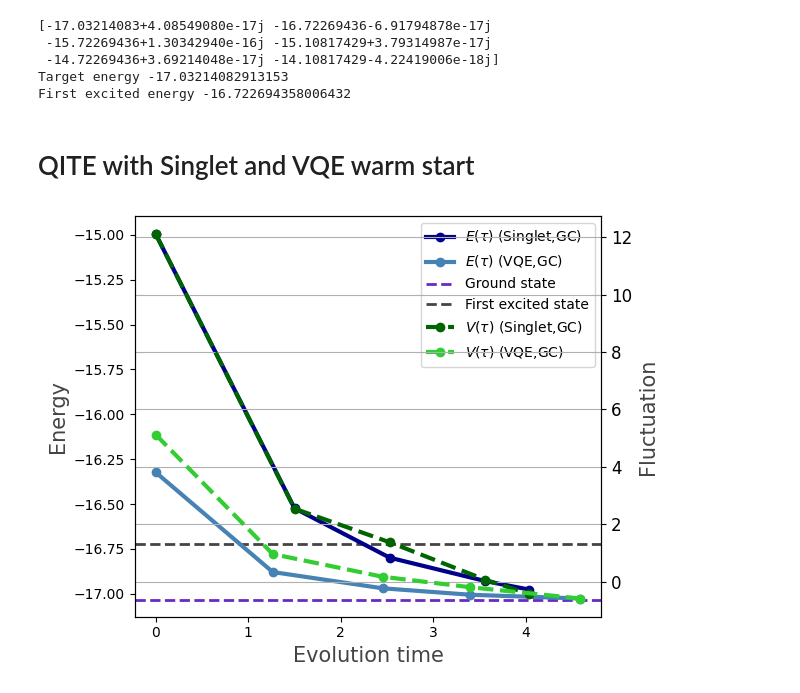
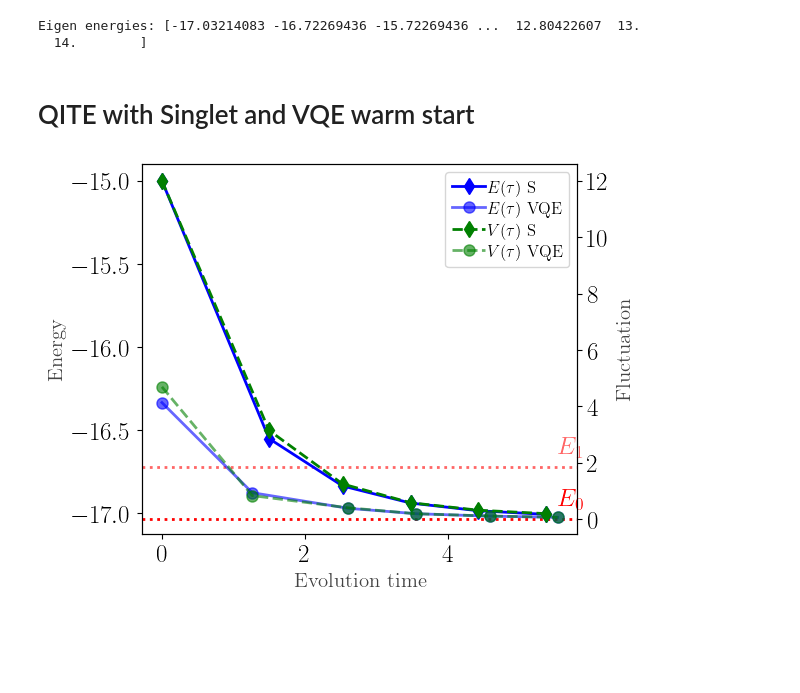
Before and after one commit to renezander90/DB-QITE, a Jupyter notebook: generate_plots.ipynb, the cells around one changed output. Drawn from its saved outputs; the diff is of its cells as text; code cells hidden in the pictures; blank space fills up the shorter version.

Commit message:
Update generate plots

```diff
--- a/generate_plots.ipynb
+++ b/generate_plots.ipynb
@@ -31,19 +31,16 @@ J = 1
 B = 0.5
 H = create_heisenberg_hamiltonian(G, J, B)
 
-eigvals = scipy.sparse.linalg.eigs(H.to_array())
-eigvals_from_low = np.sort(eigvals[0])
-print(eigvals_from_low)
-E0 = np.real(eigvals_from_low[0])
-E1 = np.real(eigvals_from_low[1])
-print('Target energy', E0)
-print('First excited energy', E1)
+H_matrix = H.to_array()
+eigvals, eigvecs = np.linalg.eigh(H_matrix)
+idx = np.argsort(eigvals)
+eigvals_sorted = eigvals[idx].real
+print('Eigen energies:', eigvals_sorted)
+eigvecs_sorted = eigvecs[:,idx].T
+eigvecs_sorted = [vec.reshape(-1,1) for vec in eigvecs_sorted]
 # %% [output]
-[-17.03214083+4.08549080e-17j -16.72269436-6.91794878e-17j
- -15.72269436+1.30342940e-16j -15.10817429+3.79314987e-17j
- -14.72269436+3.69214048e-17j -14.10817429-4.22419006e-18j]
-Target energy -17.03214082913153
-First excited energy -16.722694358006432
+Eigen energies: [-17.03214083 -16.72269436 -15.72269436 ...  12.80422607  13.
+  14.        ]
 # %%
-results = load_data('data/benchmarks_B=0.5_03-18-18')
-#results = load_data('data/benchmarks_B=1_03-18-18')
+results = load_data('data/benchmarks_2nd_B=0.5_03-20-18')
+#results = load_data('data/benchmarks_2nd_B=1_03-20-20')
@@ -51,44 +67,62 @@ results = load_data('data/benchmarks_B=0.5_03-18-18')
 # QITE with Singlet and VQE warm start
 # %%
 
-colors = ["#00008B", "#ADD8E6", "#006400", "#90EE90", "#8B0000", "#FFCCCB"]
-blue_colors = ["#00008B", "#0000CD", "#4682B4", "#5F9EA0", "#87CEEB", "#ADD8E6"]
-green_colors = ["#006400", "#228B22", "#32CD32", "#90EE90", "#98FB98", "#F0FFF0"]
+lables_energies=["$E(\\tau)$ S","$E(\\tau)$ S","$E(\\tau)$ VQE","$E(\\tau)$ VQE"]
+lables_fluctuations=["$V(\\tau)$ S","$V(\\tau)$ S","$V(\\tau)$ VQE","$V(\\tau)$ VQE"]
 
-lables_energies=["$E(\\tau)$ (Singlet,GC)","$E(\\tau)$ (Singlet,HOPF)","$E(\\tau)$ (VQE,GC)","$E(\\tau)$ (VQE,HOPF)"]
-lables_fluctuations=["$V(\\tau)$ (Singlet,GC)","$V(\\tau)$ (Singlet,HOPF)","$V(\\tau)$ (VQE,GC)","$V(\\tau)$ (VQE,HOPF)"]
+alphas = [1.0, 0.6]
+markers = ['d','o']
 
 fig, ax1 = plt.subplots()
 
 indices = [0,2] # GC
 #indices = [1,3] # HOPF
 
+beta_max = np.max([np.max(results[i]['evolution_times']) for i in indices])
+
 # 1) Plot energies on the left y-axis
-for i in indices:
-    line1, = ax1.plot(results[i]['evolution_times'], results[i]['optimal_energies'], label=lables_energies[i], color=blue_colors[i], marker="o", linestyle='solid', linewidth=3, zorder=3)
+for i,ind in enumerate(indices):
+    line1, = ax1.plot(results[ind]['evolution_times'], results[ind]['optimal_energies'], label=lables_energies[ind], color='blue', marker=markers[i], linestyle='solid', linewidth=2, zorder=3, alpha=alphas[i])
 
-ax1.axhline(y=E0, color='#6929C4', linestyle='--', linewidth=2, label='Ground state')
-ax1.axhline(y=E1, color='#444444', linestyle='--', linewidth=2, label='First excited state')
+ax1.axhline(y=eigvals_sorted[0], color="red", linestyle=':')
+ax1.axhline(y=eigvals_sorted[1], color="red", linestyle=':', alpha = 0.6)
+
+ax1.text(
+    beta_max,           # shift text slightly to the right
+    eigvals_sorted[0]+0.12,             # same y as the line
+    r"$E_0$",                           # label for that line
+    va="center",
+    ha="left",
+    color="red",
+)
+ax1.text(
+    beta_max,           # shift text slightly to the right
+    eigvals_sorted[1]+0.12,             # same y as the line
+    r"$E_1$",                           # label for that line
+    va="center",
+    ha="left",
+    color="red",
+    alpha = 0.6
+)
 
 ax1.set_xlabel("Evolution time", fontsize=15, color='#444444')
 ax1.set_ylabel("Energy", fontsize=15, color='#444444')
 
 # 2) Create a twin axis for fluctuations
 ax2 = ax1.twinx()
-for i in indices:
-    line2, = ax2.plot(results[i]['evolution_times'], results[i]['variances'], label=lables_fluctuations[i], color=green_colors[i], marker="o", linestyle='dashed', linewidth=3, zorder=3)
+for i,ind in enumerate(indices):
+    line2, = ax2.plot(results[ind]['evolution_times'], results[ind]['variances'], label=lables_fluctuations[ind], color='green', marker=markers[i], linestyle='dashed', linewidth=2, zorder=3, alpha=alphas[i])
 ax2.set_ylabel("Fluctuation", fontsize=15, color='#444444')
 
 # 3) Combine legends from both axes
 lines_1, labels_1 = ax1.get_legend_handles_labels()
 lines_2, labels_2 = ax2.get_legend_handles_labels()
 ax1.legend(lines_1 + lines_2, labels_1 + labels_2, loc="best")
 
-plt.tick_params(axis='both', labelsize=12)
-plt.grid()
+#plt.grid()
 plt.tight_layout()
-#plt.savefig("QITE_rescaled_B=0.5_GC.pdf")
-#plt.savefig("QITE_rescaled_B=0.5_HOPF.pdf")
+plt.savefig("plots/QITE_rescaled_2nd_B=0.5_GC.pdf")
+#plt.savefig("plots/QITE_rescaled_2nd_B=0.5_HOPF.pdf")
 plt.show()
 # %% [output]
-[figure, old version]
+[figure, new version]
```
Also changed, not shown: parts of 3 cells of this notebook, 1 other file.
